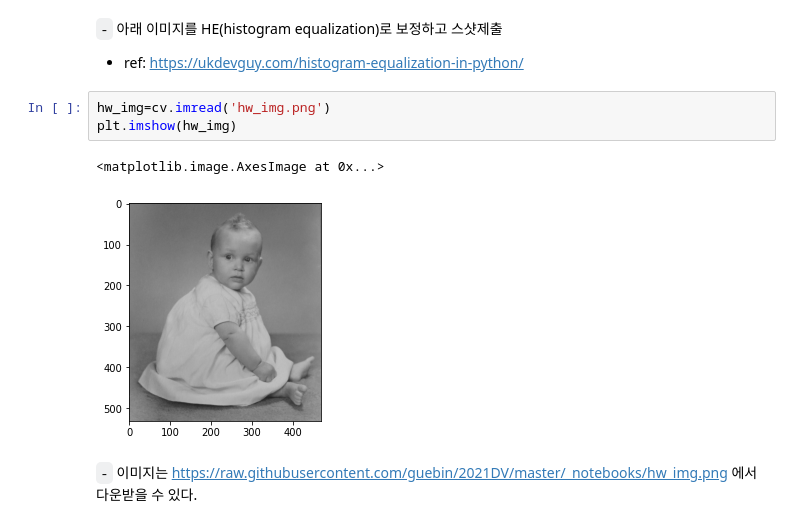
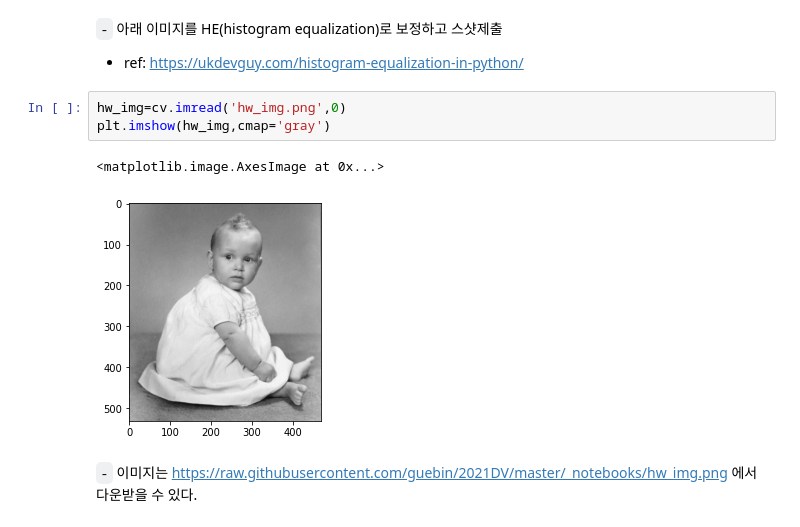
Before and after one commit to guebin/2021DV, a Jupyter notebook: _notebooks/2021-09-08-(2주차) 9월8일.ipynb, the cells around one changed output. Cells and saved outputs as stored; diff of their text form.

```diff
--- a/_notebooks/2021-09-08-(2주차) 9월8일.ipynb
+++ b/_notebooks/2021-09-08-(2주차) 9월8일.ipynb
@@ -111,10 +111,10 @@ plt.imshow(_img,cmap='gray')
 `-` 아래 이미지를 HE(histogram equalization)로 보정하고 스샷제출
 - ref: https://ukdevguy.com/histogram-equalization-in-python/
 # %%
-hw_img=cv.imread('hw_img.png')
-plt.imshow(hw_img)
+hw_img=cv.imread('hw_img.png',0)
+plt.imshow(hw_img,cmap='gray')
 # %% [output]
 <matplotlib.image.AxesImage at 0x...>
-[figure, old version]
+[figure, new version]
 # %% [markdown]
 `-` 이미지는 https://raw.githubusercontent.com/guebin/2021DV/master/_notebooks/hw_img.png 에서 다운받을 수 있다.
```
Also changed, not shown: 1 other file.
